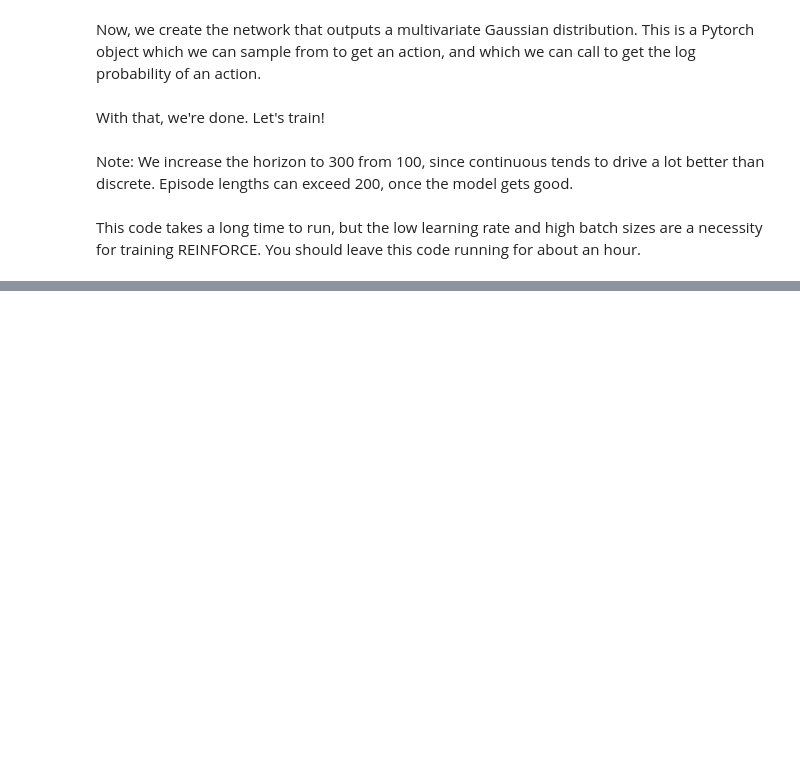
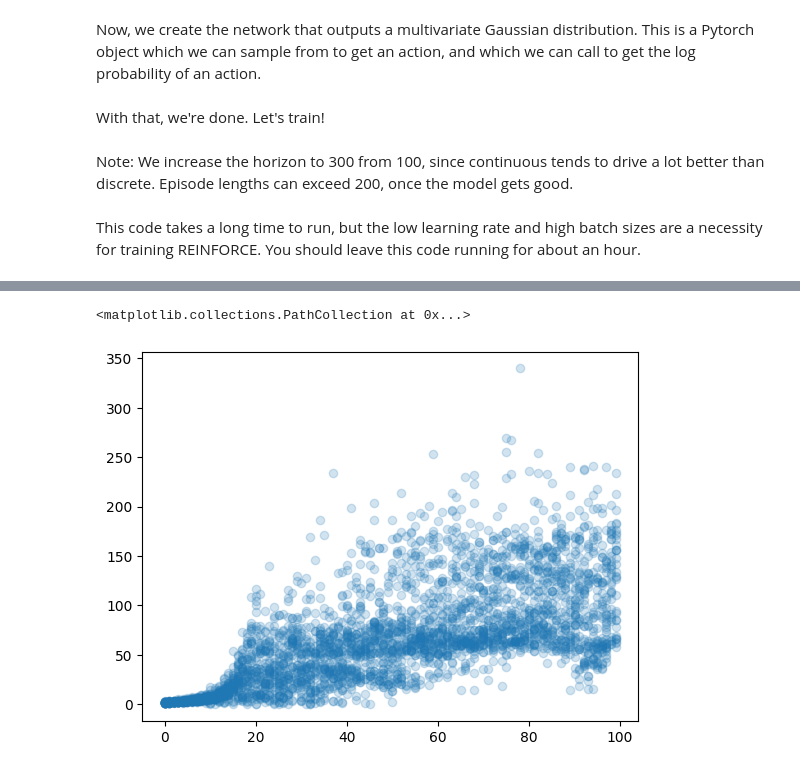
Before and after one commit to wz-ml/MetaDrive-Tutorials, a Jupyter notebook: PolicyGradient/policygradient_continuous_solution.ipynb, the cells around one changed output, grey strips where cells are left out. Saved outputs shown, nothing was run; the diff lists cells and outputs as text; code cells hidden in the pictures; blank space fills up the shorter version.

```diff
--- a/PolicyGradient/policygradient_continuous_solution.ipynb
+++ b/PolicyGradient/policygradient_continuous_solution.ipynb
@@ -423,0 +421,13 @@ plt.show()
+# %%
+
+# scatter plot of the returns
+xs = []
+ys = []
+for t, rets in enumerate(returns):
+    for ret in rets:
+        xs.append(t)
+        ys.append(ret)
+plt.scatter(xs, ys, alpha=0.2)
+# %% [output]
+<matplotlib.collections.PathCollection at 0x...>
+[figure, added]
```
Also changed, not shown: parts of 7 cells of this notebook, 10 other files.
